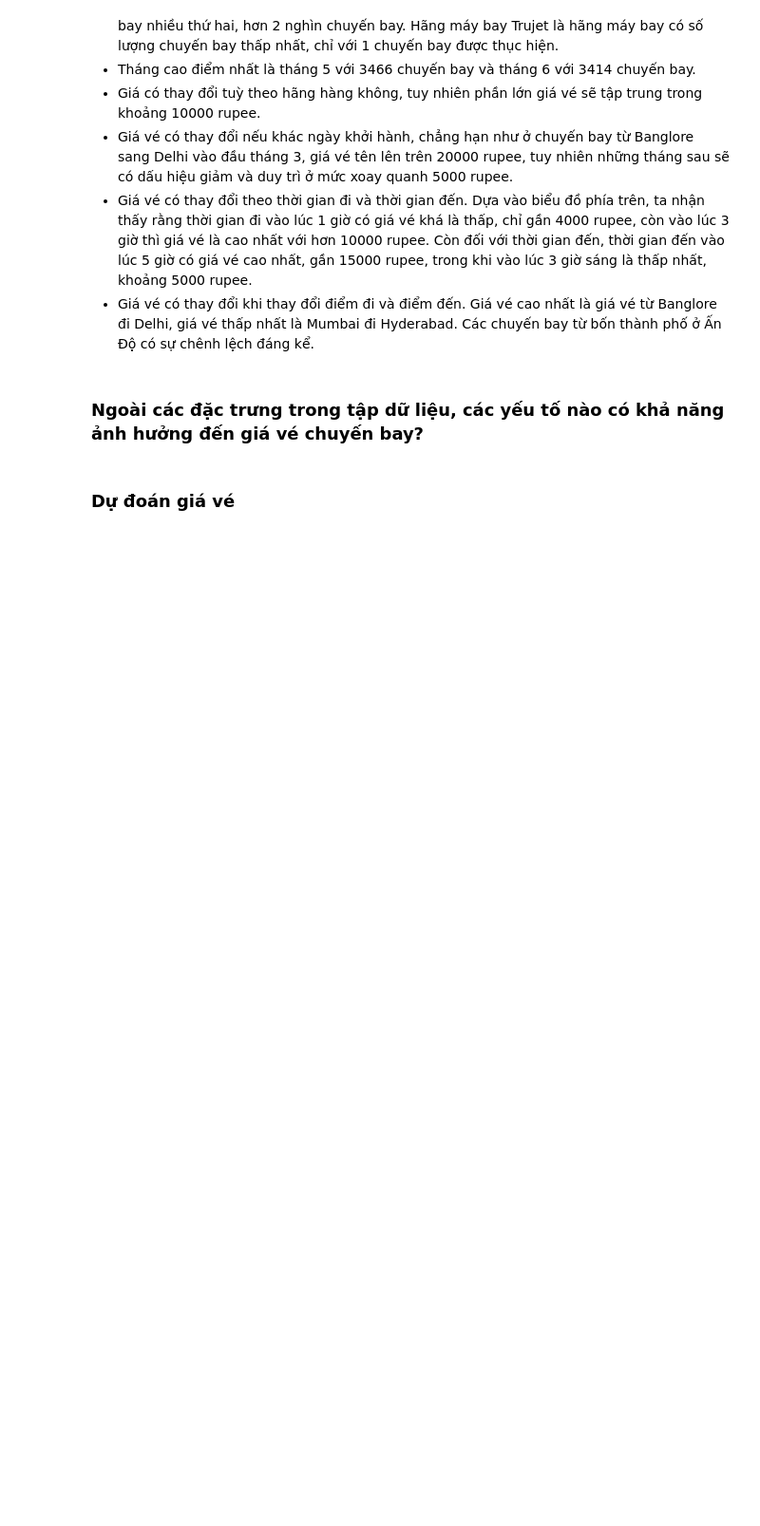
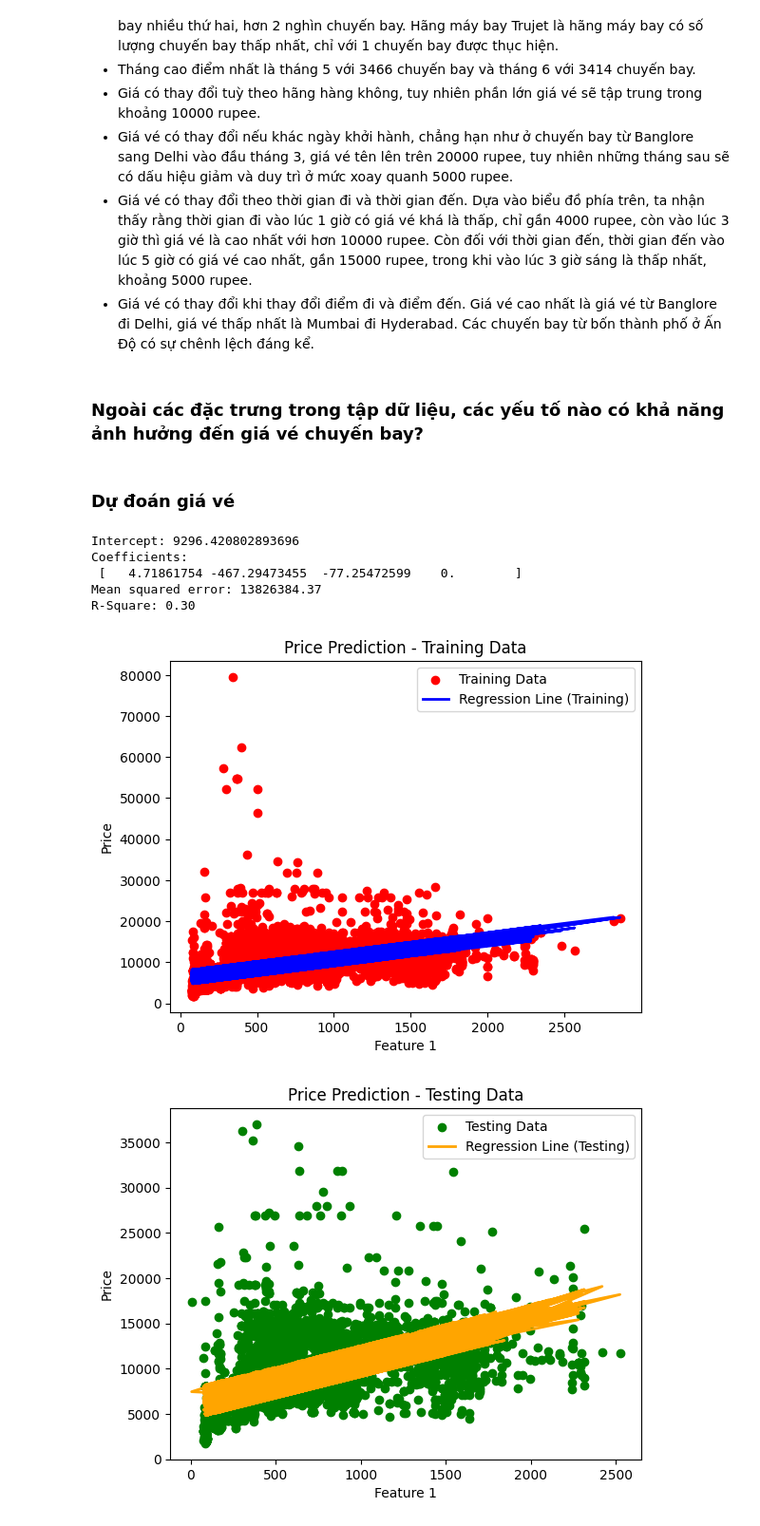
Before and after one commit to vngson/PTDLUD, a Jupyter notebook: main.ipynb, the cells around one changed output. Shown: that part at 95% size. Cells and saved outputs as stored; diff of their text form; code cells hidden in the pictures; blank space fills up the shorter version.

Commit message:
"update price prediction"

```diff
--- a/main.ipynb
+++ b/main.ipynb
@@ -209,7 +213,6 @@ Dựa vào biểu đồ và các số liệu ở trên, em quyết định vẫn
 # %%
 merged_data["Date_of_Journey"]=pd.to_datetime(merged_data['Date_of_Journey'], dayfirst=True)
 merged_data["Arrival_Time"]=merged_data['Arrival_Time'].str.split(' ').str[0]
-
 
 merged_data["Airline"] = merged_data["Airline"].str.replace("Vistara Premium economy","Vistara")
 merged_data["Airline"] = merged_data["Airline"].str.replace("Jet Airways Business","Jet Airways")
@@ -219,6 +222,10 @@ merged_data["Destination"] = merged_data["Destination"].replace("New Delhi","Del
 
 merged_data["Total_Stops"] = merged_data["Total_Stops"].map({"non-stop":0,"2 stops":2,"1 stop":1,"3 stops":3,"4 stops":4})
 
+merged_data['Duration'] = pd.to_timedelta(merged_data['Duration'])
+
+merged_data['Duration_minutes'] = merged_data['Duration'].dt.total_seconds() / 60
+
 merged_data["month_of_Journey"] = merged_data["Date_of_Journey"].dt.month
 merged_data["day_of_Journey"] = merged_data["Date_of_Journey"].dt.day
 merged_data["year_of_Journey"] = merged_data["Date_of_Journey"].dt.year
@@ -463,3 +470,64 @@ Thông qua các gợi ý trên, ta có thể rút ra các kết luận như sau:
 ### Ngoài các đặc trưng trong tập dữ liệu, các yếu tố nào có khả năng ảnh hưởng đến giá vé chuyến bay?
 # %% [markdown]
 ### Dự đoán giá vé
+# %%
+# Trích các biến từ dataframe
+X = merged_data[['Duration_minutes', 'month_of_Journey','day_of_Journey', 'year_of_Journey']]
+y = merged_data['Price']
+
+# Chia tập train và test theo tỉ lệ 2/3 và 1/3
+X_train, X_test, y_train, y_test = train_test_split(X, y, test_size=1/3, random_state=0)
+
+# Thực hiện học mô hình Linear Regression từ dữ liệu train
+regressor = LinearRegression()
+regressor.fit(X_train, y_train)
+
+# Áp dụng mô hình đã học được lên tập test để nhận được những giá trị dự báo
+y_pred = regressor.predict(X_test)
+
+# Các thông số của mô hình học được và độ đánh giá mô hình R-square
+# Intercept
+print('Intercept:', regressor.intercept_)
+
+# Coefficients
+print('Coefficients: \n', regressor.coef_)
+
+# Mean squared error
+print('Mean squared error: %.2f' % mean_squared_error(y_test, y_pred))
+
+# Coefficient of determination (R-Square)
+print('R-Square: %.2f' % r2_score(y_test, y_pred))
+
+# Vẽ đồ thị biểu diễn giá trị thực và giá trị dự báo
+feature1_index = 0  # Chọn đặc trưng đầu tiên
+feature2_index = 1  # Chọn đặc trưng thứ hai
+
+# Scatter plot cho tập huấn luyện
+plt.scatter(X_train.iloc[:, feature1_index], y_train, color='red', label='Training Data')
+# Đường hồi quy cho tập huấn luyện
+plt.plot(X_train.iloc[:, feature1_index], regressor.predict(X_train), color='blue', linewidth=2, label='Regression Line (Training)')
+
+plt.xlabel(f'Feature {feature1_index + 1}')
+plt.ylabel('Price')
+plt.title('Price Prediction - Training Data')
+plt.legend()
+plt.show()
+
+# Scatter plot cho tập kiểm tra
+plt.scatter(X_test.iloc[:, feature1_index], y_test, color='green', label='Testing Data')
+# Đường hồi quy cho tập kiểm tra
+plt.plot(X_test.iloc[:, feature1_index], regressor.predict(X_test), color='orange', linewidth=2, label='Regression Line (Testing)')
+
+plt.xlabel(f'Feature {feature1_index + 1}')
+plt.ylabel('Price')
+plt.title('Price Prediction - Testing Data')
+plt.legend()
+plt.show()
+# %% [output]
+Intercept: 9296.420802893696
+Coefficients:
+ [   4.71861754 -467.29473455  -77.25472599    0.        ]
+Mean squared error: 13826384.37
+R-Square: 0.30
+[figure, added]
+[figure, added]
```
Also changed, not shown: parts of 2 cells of this notebook.
